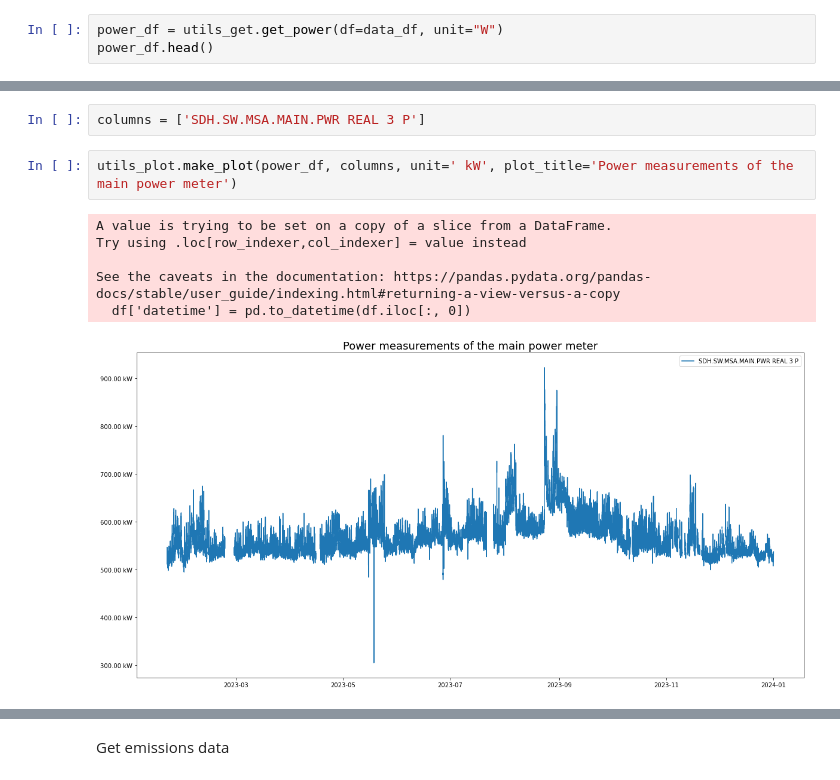
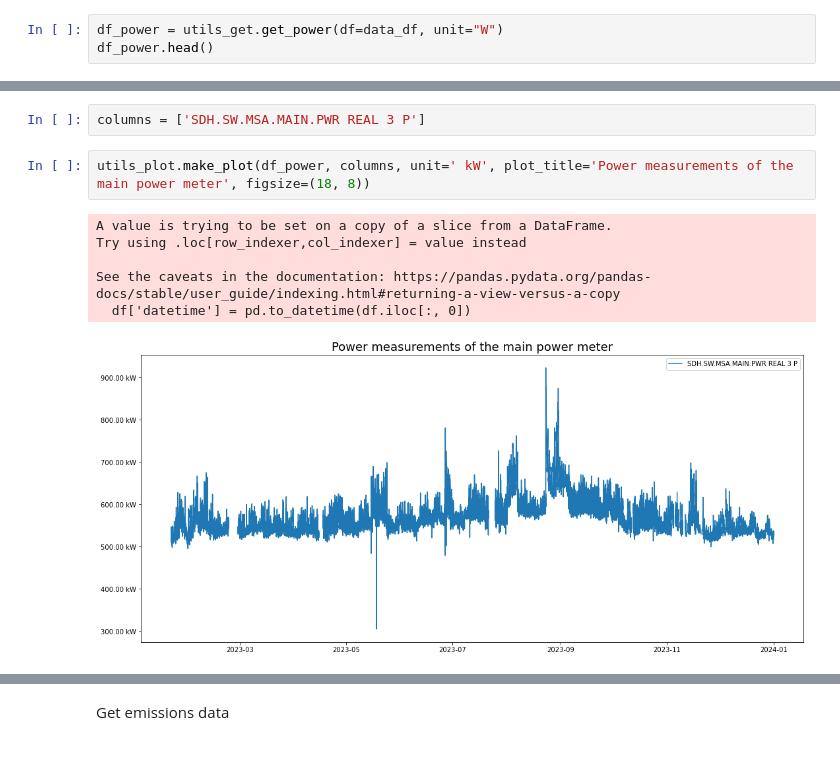
Before and after one commit to ZAY630/ls_sdh, a Jupyter notebook: analysis.ipynb, the cells around one changed output, grey strips where cells are left out. Saved outputs shown, nothing was run; the diff lists cells and outputs as text.

```diff
--- a/analysis.ipynb
+++ b/analysis.ipynb
@@ -44,8 +44,8 @@ data_df.head()
 | 4 | 2023-01-20 16:45:00-08:00 | 78999.0 | 0.0 | 23999.0 | 17999.0 | ... |
 5 rows × 37 columns
 # %%
-power_df = utils_get.get_power(df=data_df, unit="W")
-power_df.head()
+df_power = utils_get.get_power(df=data_df, unit="W")
+df_power.head()
 # %% [output]
 A value is trying to be set on a copy of a slice from a DataFrame.
 Try using .loc[row_indexer,col_indexer] = value instead
@@ -61,12 +61,12 @@ See the caveats in the documentation: https://pandas.pydata.org/pandas-docs/stab
 # %%
 columns = ['SDH.SW.MSA.MAIN.PWR REAL 3 P']
 # %%
-utils_plot.make_plot(power_df, columns, unit=' kW', plot_title='Power measurements of the main power meter')
+utils_plot.make_plot(df_power, columns, unit=' kW', plot_title='Power measurements of the main power meter', figsize=(18, 8))
 # %% [output]
 A value is trying to be set on a copy of a slice from a DataFrame.
 Try using .loc[row_indexer,col_indexer] = value instead
 
 See the caveats in the documentation: https://pandas.pydata.org/pandas-docs/stable/user_guide/indexing.html#returning-a-view-versus-a-copy
   df['datetime'] = pd.to_datetime(df.iloc[:, 0])
-[figure, old version]
+[figure, new version]
 # %%
```
Also changed, not shown: parts of 28 cells of this notebook, 1 other file.
